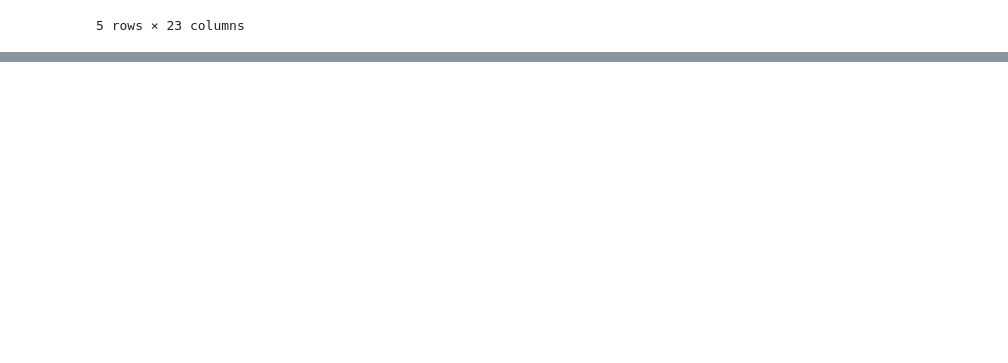
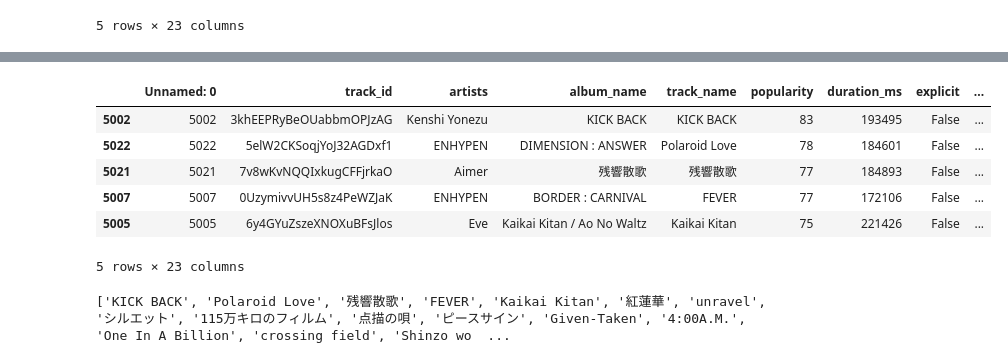
Before and after one commit to MuhammedACheema/Song-Suggestion, a Jupyter notebook: main.ipynb, the cells around one changed output, grey strips where cells are left out. Drawn from its saved outputs; the diff is of its cells as text; code cells hidden in the pictures; blank space fills up the shorter version.

```diff
--- a/main.ipynb
+++ b/main.ipynb
@@ -304,2 +280,9 @@ Please select only from the available genres.
 # %%
 # implement a filter based on the music the people enjoy. From there we can soon start mixing music
+
+user_genres = get_user_genres()
+
+df = filtered_df[filtered_df['track_genre'].isin(user_genres)]
+
+
+df.shape
@@ -305,0 +295,21 @@ Please select only from the available genres.
+# %%
+df = df.sort_values(by=['popularity', 'Score'], ascending=[False, False])
+
+
+df.head()
+# %% [output]
+|  | Unnamed: 0 | track_id | artists | album_name | track_name | popularity | duration_ms | explicit | ... |
+| 5002 | 5002 | 3khEEPRyBeOUabbmOPJzAG | Kenshi Yonezu | KICK BACK | KICK BACK | 83 | 193495 | False | ... |
+| 5022 | 5022 | 5elW2CKSoqjYoJ32AGDxf1 | ENHYPEN | DIMENSION : ANSWER | Polaroid Love | 78 | 184601 | False | ... |
+| 5021 | 5021 | 7v8wKvNQQIxkugCFFjrkaO | Aimer | 残響散歌 | 残響散歌 | 77 | 184893 | False | ... |
+| 5007 | 5007 | 0UzymivvUH5s8z4PeWZJaK | ENHYPEN | BORDER : CARNIVAL | FEVER | 77 | 172106 | False | ... |
+| 5005 | 5005 | 6y4GYuZszeXNOXuBFsJlos | Eve | Kaikai Kitan / Ao No Waltz | Kaikai Kitan | 75 | 221426 | False | ... |
+5 rows × 23 columns
+# %%
+user_songs  = input("how many songs would you like recommended: ")
+
+top_5_songs_list = df['track_name'].head(int(user_songs)).tolist()
+
+print(top_5_songs_list)
+# %% [output]
+['KICK BACK', 'Polaroid Love', '残響散歌', 'FEVER', 'Kaikai Kitan', '紅蓮華', 'unravel', 'シルエット', '115万キロのフィルム', '点描の唄', 'ピースサイン', 'Given-Taken', '4:00A.M.', 'One In A Billion', 'crossing field', 'Shinzo wo  ...
```
Also changed, not shown: parts of 5 cells of this notebook.
